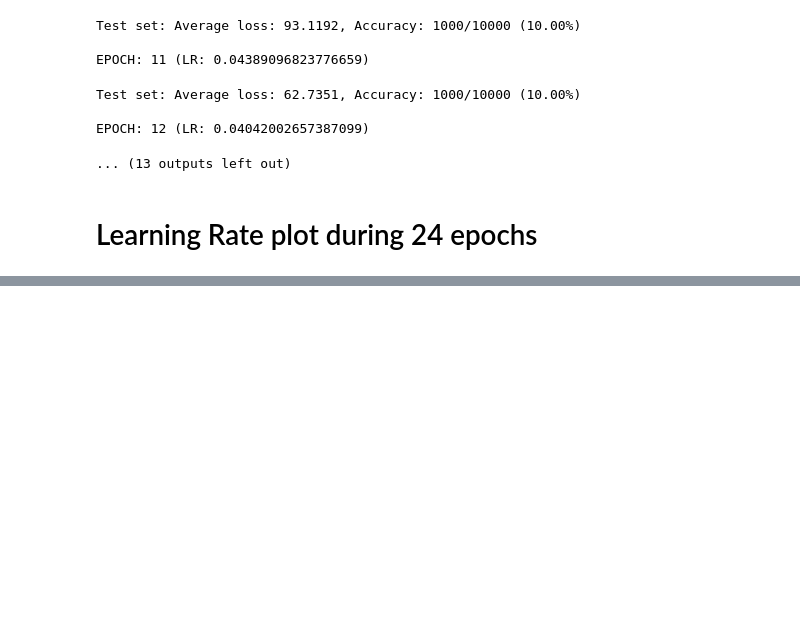
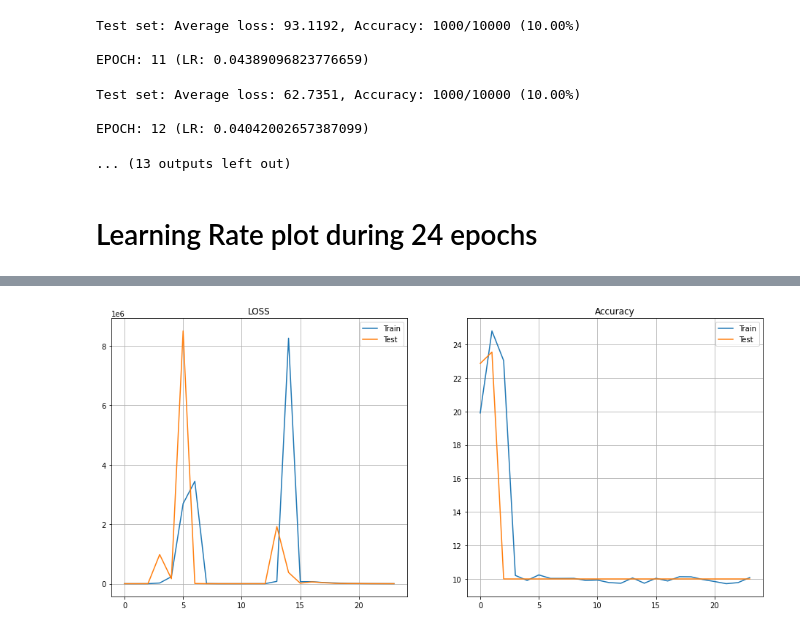
Before and after one commit to ashishkej/eva8_session9, a Jupyter notebook: EVA8_Session9_Assignment.ipynb, the cells around one changed output, grey strips where cells are left out. Saved outputs shown, nothing was run; the diff lists cells and outputs as text; code cells hidden in the pictures; blank space fills up the shorter version.

Commit message:
Train Val Loss chart

```diff
--- a/EVA8_Session9_Assignment.ipynb
+++ b/EVA8_Session9_Assignment.ipynb
@@ -197,0 +198,18 @@ plt.plot(history[4])
+# %%
+import matplotlib.pyplot as plt
+fig, axs = plt.subplots(1,2,figsize=(16,7))
+axs[0].set_title('LOSS')
+axs[0].plot(history[1], label='Train')
+axs[0].plot(history[3], label='Test')
+axs[0].legend()
+axs[0].grid()
+
+axs[1].set_title('Accuracy')
+axs[1].plot(history[0], label='Train')
+axs[1].plot(history[2], label='Test')
+axs[1].legend()
+axs[1].grid()
+
+plt.show()
+# %% [output]
+[figure, added]
```
Also changed, not shown: parts of 1 cell of this notebook.
